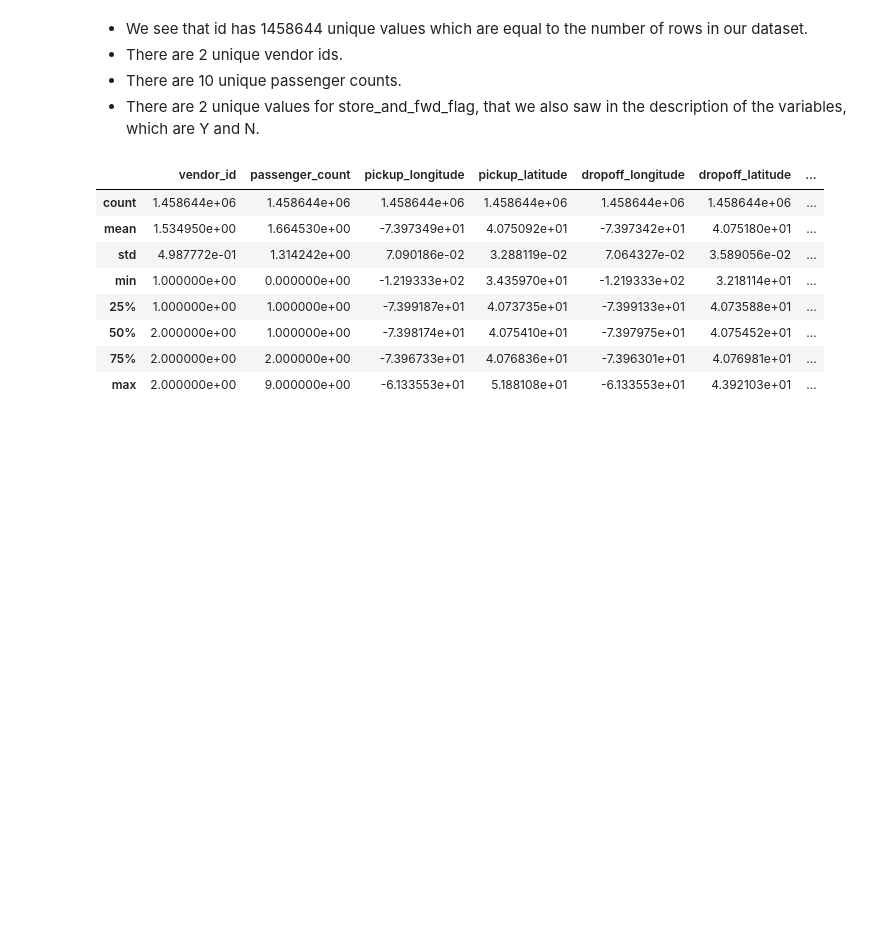
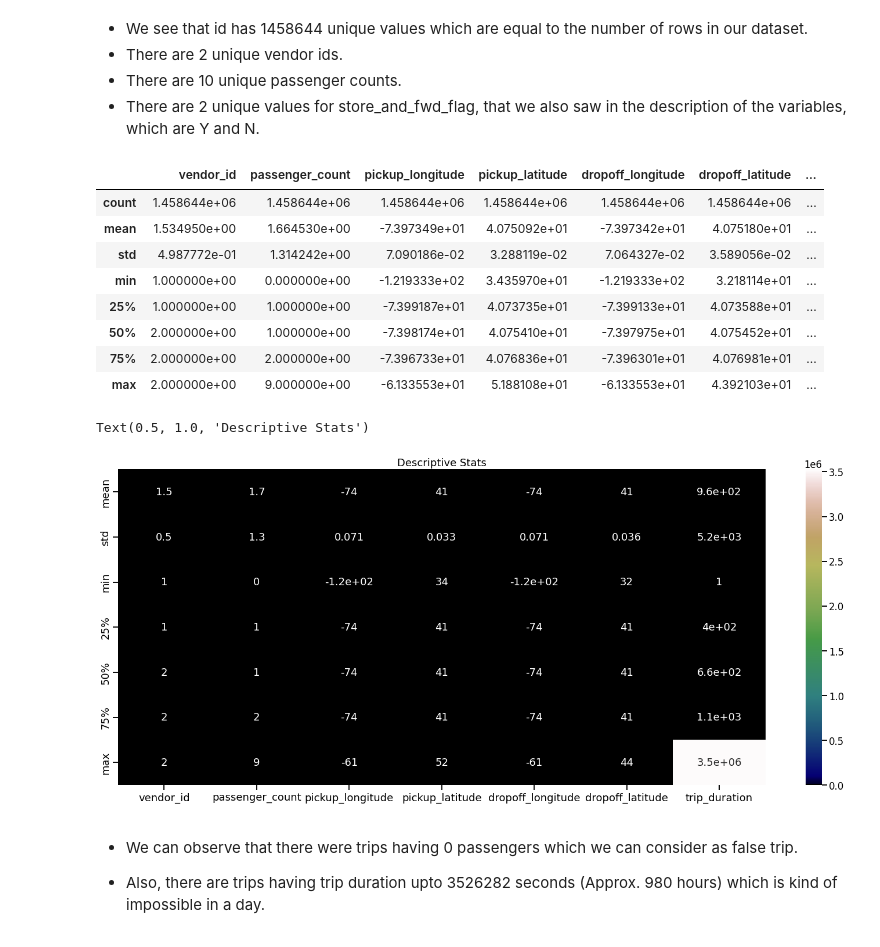
Before and after one commit to avinashyadav11/NYC-Taxi-Trip-Time-Prediction-ML, a Jupyter notebook: NYC_Taxi_Trip_Time_Prediction_Capstone_Project.ipynb, the cells around one changed output. Drawn from its saved outputs; the diff is of its cells as text; code cells hidden in the pictures; blank space fills up the shorter version.

```diff
--- a/NYC_Taxi_Trip_Time_Prediction_Capstone_Project.ipynb
+++ b/NYC_Taxi_Trip_Time_Prediction_Capstone_Project.ipynb
@@ -192,3 +192,20 @@ df.describe() #statistical summary of our data set for numeric data column
 | 50% | 2.000000e+00 | 1.000000e+00 | -7.398174e+01 | 4.075410e+01 | -7.397975e+01 | 4.075452e+01 | ... |
 | 75% | 2.000000e+00 | 2.000000e+00 | -7.396733e+01 | 4.076836e+01 | -7.396301e+01 | 4.076981e+01 | ... |
 | max | 2.000000e+00 | 9.000000e+00 | -6.133553e+01 | 5.188108e+01 | -6.133553e+01 | 4.392103e+01 | ... |
+# %%
+#Descriptive Stats in visual form
+
+plt.figure(figsize=(25,10))
+svm = sns.heatmap(df.describe()[1:], annot=True, cmap='gist_earth',annot_kws={"size": 18})
+svm.set_xticklabels(svm.get_xmajorticklabels(), fontsize = 18)
+svm.set_yticklabels(svm.get_ymajorticklabels(), fontsize = 18)
+
+plt.title('Descriptive Stats')
+# %% [output]
+Text(0.5, 1.0, 'Descriptive Stats')
+[figure, added]
+# %% [markdown]
+- We can observe that there were trips having 0 passengers which we can consider as false trip.
+
+
+- Also, there are trips having trip duration upto 3526282 seconds (Approx. 980 hours) which is kind of impossible in a day.
```
Also changed, not shown: parts of 50 cells of this notebook.
